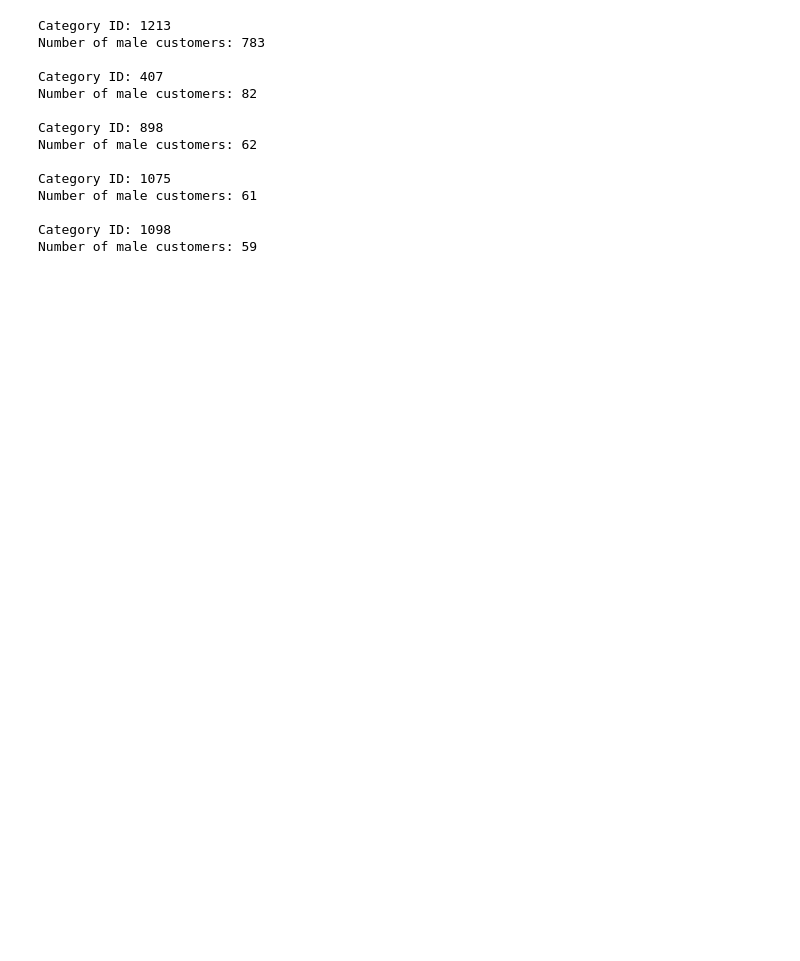
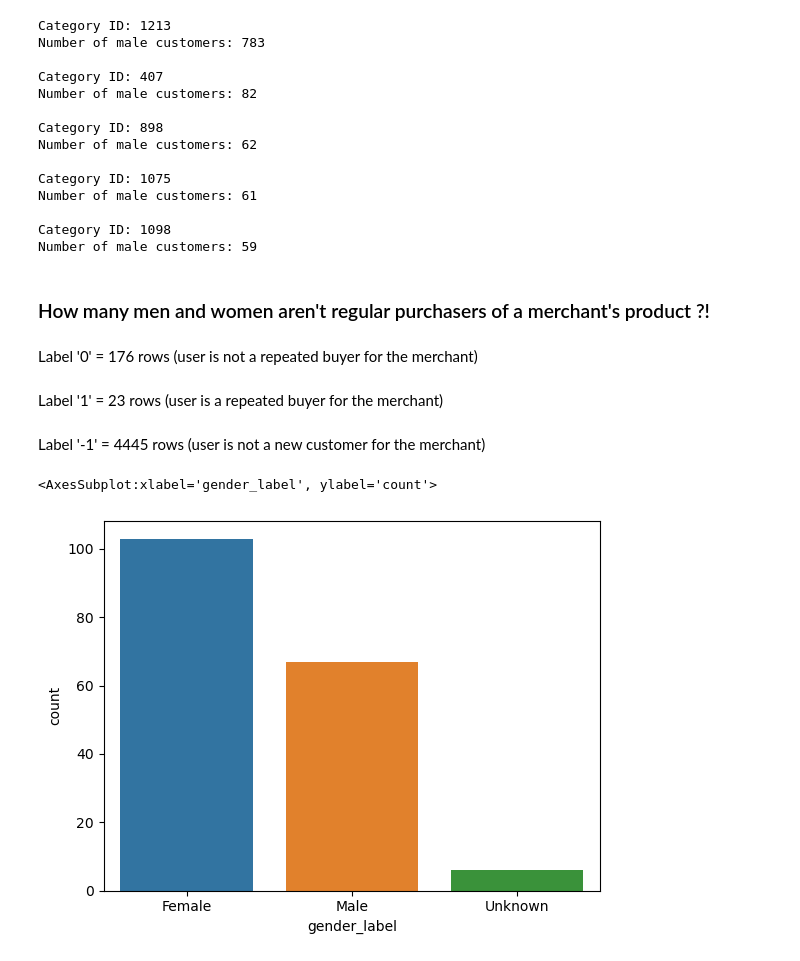
Before and after one commit to shruthivenkat/CECS550_Group6, a Jupyter notebook: #3 - EDA by shruthi.ipynb, the cells around one changed output. Drawn from its saved outputs; the diff is of its cells as text; code cells hidden in the pictures; blank space fills up the shorter version.

Commit message:
trends between women and men are observed

```diff
--- a/#3 - EDA by shruthi.ipynb
+++ b/#3 - EDA by shruthi.ipynb
@@ -141,3 +141,24 @@ Number of male customers: 61
 
 Category ID: 1098
 Number of male customers: 59
+# %% [markdown]
+### How many men and women aren't regular purchasers of a merchant's product ?!
+# %% [markdown]
+Label '0' = 176 rows (user is not a repeated buyer for the merchant)
+# %% [markdown]
+Label '1' = 23 rows (user is a repeated buyer for the merchant)
+# %% [markdown]
+Label '-1' = 4445 rows (user is not a new customer for the merchant)
+# %%
+non_repeated_buyers = df[df['label'] == 0]
+non_repeated_buyers
+
+# male_df = df[df['label'] == 0]
+
+# gender_labels = {0: 'Female', 1: 'Male', 2: 'Unknown'}
+# df['gender_label'] = df['gender'].replace(gender_labels)
+
+sns.countplot(x='gender_label', data=non_repeated_buyers)
+# %% [output]
+<AxesSubplot:xlabel='gender_label', ylabel='count'>
+[figure, added]
```
Also changed, not shown: parts of 8 cells of this notebook.
